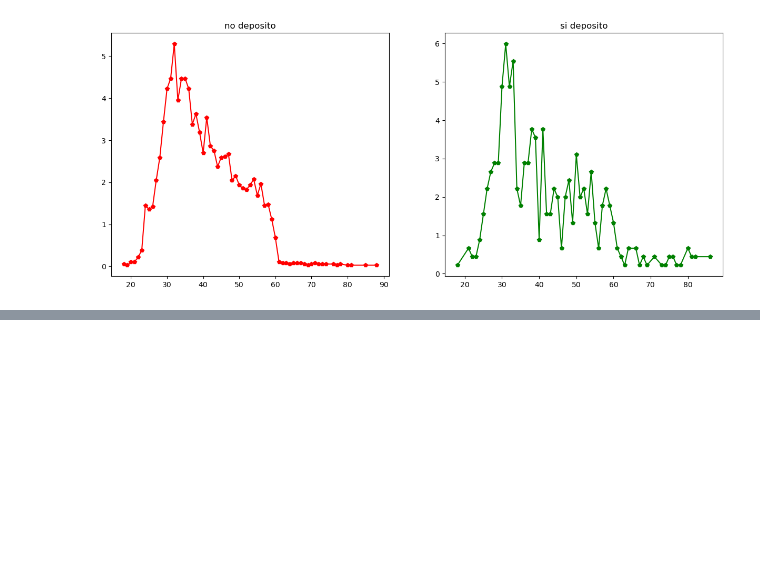
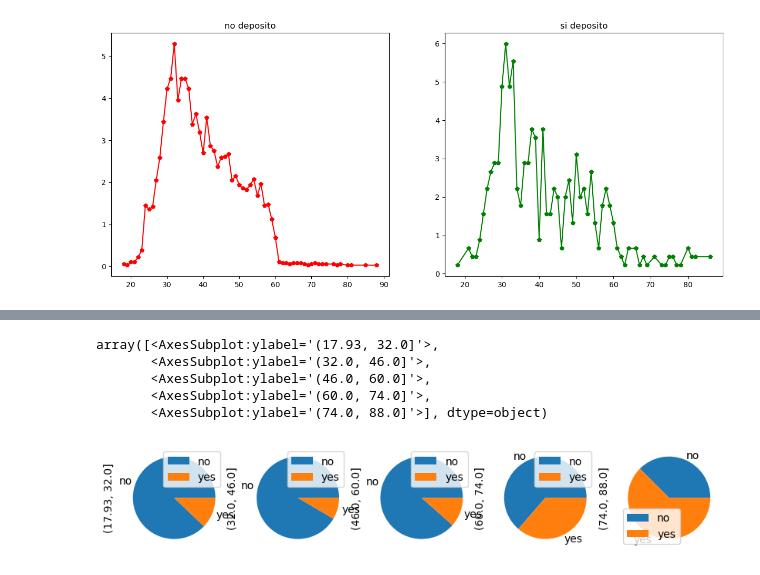
Before and after one commit to Rdm-Nico/BDTA, a Jupyter notebook: Esercitazioni/Esami/16_01_2018.ipynb, the cells around one changed output, grey strips where cells are left out. Drawn from its saved outputs; the diff is of its cells as text; code cells hidden in the pictures; blank space fills up the shorter version.

```diff
--- a/Esercitazioni/Esami/16_01_2018.ipynb
+++ b/Esercitazioni/Esami/16_01_2018.ipynb
@@ -139,0 +143,7 @@ Text(0.5, 1.0, 'si deposito')
+# %%
+new_df = df.copy()
+# %%
+ages = new_df.age
+# %%
+cats = pd.cut(ages,bins=5)
+cats
@@ -139,0 +164,3 @@ Text(0.5, 1.0, 'si deposito')
+# %%
+new_df['age'] = cats
+new_df
@@ -139,0 +197,9 @@ Text(0.5, 1.0, 'si deposito')
+# %%
+pd.pivot_table(new_df, 'id', index='y', columns='age', aggfunc='count').plot(kind="pie",figsize=(10,40),subplots=True)
+# %% [output]
+array([<AxesSubplot:ylabel='(17.93, 32.0]'>,
+       <AxesSubplot:ylabel='(32.0, 46.0]'>,
+       <AxesSubplot:ylabel='(46.0, 60.0]'>,
+       <AxesSubplot:ylabel='(60.0, 74.0]'>,
+       <AxesSubplot:ylabel='(74.0, 88.0]'>], dtype=object)
+[figure, added]
```
Also changed, not shown: parts of 4 cells of this notebook.
